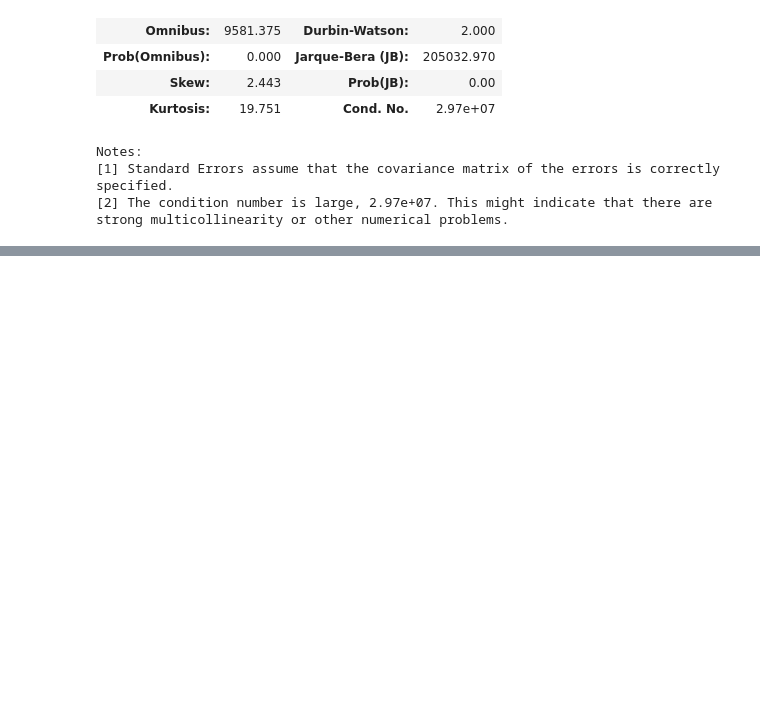
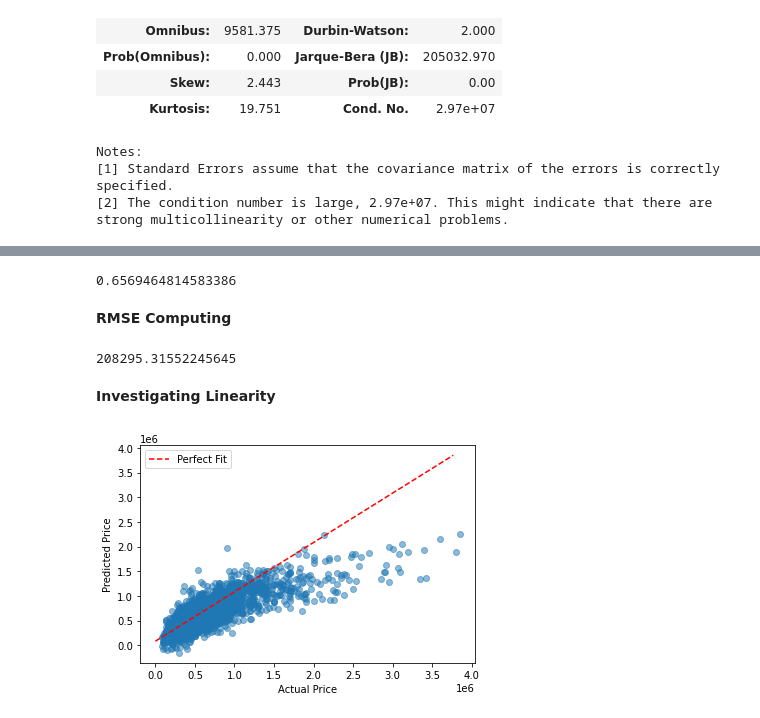
Before and after one commit to GeorgeFerre/phase_2_project_vac_pandas, a Jupyter notebook: data_cleaned-Ramil.ipynb, the cells around one changed output, grey strips where cells are left out. Saved outputs shown, nothing was run; the diff lists cells and outputs as text; code cells hidden in the pictures; blank space fills up the shorter version.

```diff
--- a/data_cleaned-Ramil.ipynb
+++ b/data_cleaned-Ramil.ipynb
@@ -998,0 +1008,37 @@ strong multicollinearity or other numerical problems.
+# %%
+best_feathers = ['bedrooms', 'bathrooms', 'sqft_living', 'floors', 'waterfront', 'view',
+       'condition', 'grade', 'sqft_living15', 'sqft_lot15',
+       'house_age', 'reno']
+# %%
+X_train_final = X_train[best_feathers]
+X_test_final = X_test[best_feathers]
+# %%
+final_model = LinearRegression()
+
+final_model.fit(X_train_final, y_train)
+
+final_model.score(X_test_final, y_test)
+# %% [output]
+0.6569464814583386
+# %% [markdown]
+**RMSE Computing**
+# %%
+from sklearn.metrics import mean_squared_error
+
+mean_squared_error(y_test, final_model.predict(X_test_final), squared=False)
+# %% [output]
+208295.31552245645
+# %% [markdown]
+**Investigating Linearity**
+# %%
+pred = preds = final_model.predict(X_test_final)
+fig, ax = plt.subplots()
+
+perfect_line = np.arange(y_test.min(), y_test.max())
+ax.plot(perfect_line, linestyle="--", color="red", label="Perfect Fit")
+ax.scatter(y_test, preds, alpha=0.5)
+ax.set_xlabel("Actual Price")
+ax.set_ylabel("Predicted Price")
+ax.legend();
+# %% [output]
+[figure, added]
```
Also changed, not shown: parts of 53 cells of this notebook.
